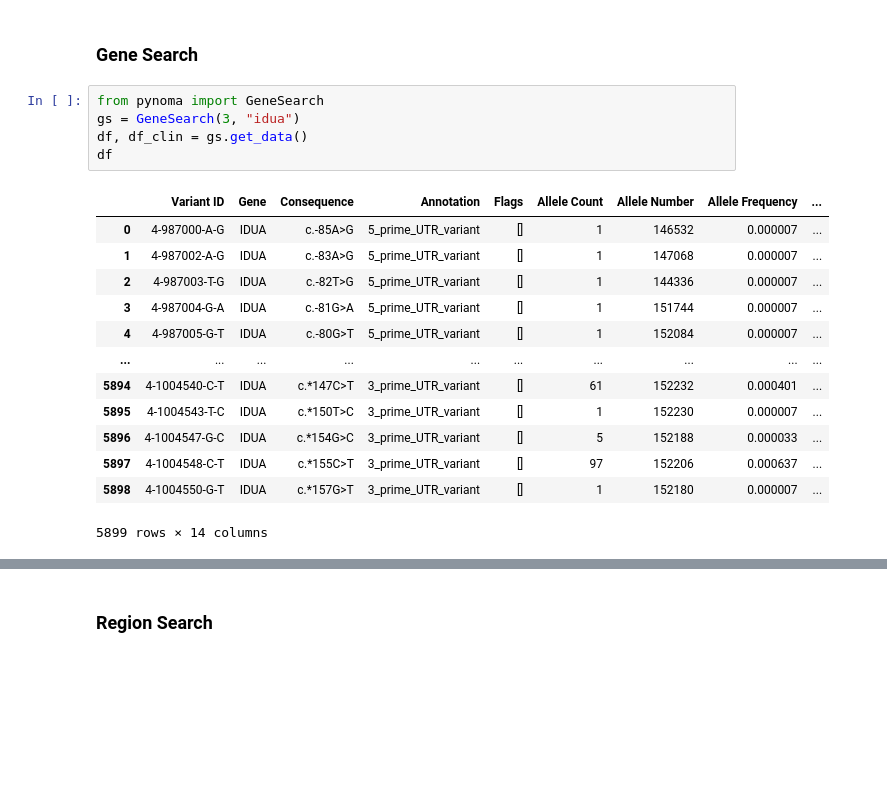
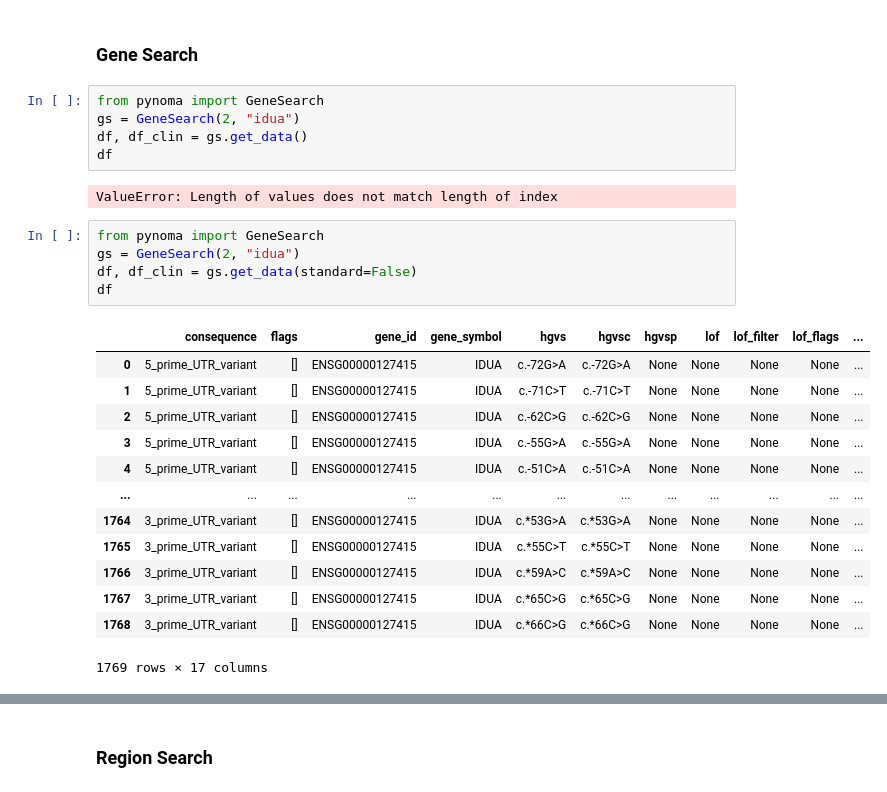
Before and after one commit to bioinfo-hcpa/pynoma, a Jupyter notebook: notebooks/tests.ipynb, the cells around one changed output, grey strips where cells are left out. Cells and saved outputs as stored; diff of their text form; blank space fills up the shorter version.

```diff
--- a/notebooks/tests.ipynb
+++ b/notebooks/tests.ipynb
@@ -2,23 +2,30 @@
 ### Gene Search
 # %%
 from pynoma import GeneSearch
-gs = GeneSearch(3, "idua")
+gs = GeneSearch(2, "idua")
 df, df_clin = gs.get_data()
 df
 # %% [output]
-|  | Variant ID | Gene | Consequence | Annotation | Flags | Allele Count | Allele Number | Allele Frequency | ... |
-| 0 | 4-987000-A-G | IDUA | c.-85A>G | 5_prime_UTR_variant | [] | 1 | 146532 | 0.000007 | ... |
-| 1 | 4-987002-A-G | IDUA | c.-83A>G | 5_prime_UTR_variant | [] | 1 | 147068 | 0.000007 | ... |
-| 2 | 4-987003-T-G | IDUA | c.-82T>G | 5_prime_UTR_variant | [] | 1 | 144336 | 0.000007 | ... |
-| 3 | 4-987004-G-A | IDUA | c.-81G>A | 5_prime_UTR_variant | [] | 1 | 151744 | 0.000007 | ... |
-| 4 | 4-987005-G-T | IDUA | c.-80G>T | 5_prime_UTR_variant | [] | 1 | 152084 | 0.000007 | ... |
-| ... | ... | ... | ... | ... | ... | ... | ... | ... | ... |
-| 5894 | 4-1004540-C-T | IDUA | c.*147C>T | 3_prime_UTR_variant | [] | 61 | 152232 | 0.000401 | ... |
-| 5895 | 4-1004543-T-C | IDUA | c.*150T>C | 3_prime_UTR_variant | [] | 1 | 152230 | 0.000007 | ... |
-| 5896 | 4-1004547-G-C | IDUA | c.*154G>C | 3_prime_UTR_variant | [] | 5 | 152188 | 0.000033 | ... |
-| 5897 | 4-1004548-C-T | IDUA | c.*155C>T | 3_prime_UTR_variant | [] | 97 | 152206 | 0.000637 | ... |
-| 5898 | 4-1004550-G-T | IDUA | c.*157G>T | 3_prime_UTR_variant | [] | 1 | 152180 | 0.000007 | ... |
-5899 rows × 14 columns
+ValueError: Length of values does not match length of index
+# %%
+from pynoma import GeneSearch
+gs = GeneSearch(2, "idua")
+df, df_clin = gs.get_data(standard=False)
+df
+# %% [output]
+|  | consequence | flags | gene_id | gene_symbol | hgvs | hgvsc | hgvsp | lof | lof_filter | lof_flags | ... |
+| 0 | 5_prime_UTR_variant | [] | ENSG00000127415 | IDUA | c.-72G>A | c.-72G>A | None | None | None | None | ... |
+| 1 | 5_prime_UTR_variant | [] | ENSG00000127415 | IDUA | c.-71C>T | c.-71C>T | None | None | None | None | ... |
+| 2 | 5_prime_UTR_variant | [] | ENSG00000127415 | IDUA | c.-62C>G | c.-62C>G | None | None | None | None | ... |
+| 3 | 5_prime_UTR_variant | [] | ENSG00000127415 | IDUA | c.-55G>A | c.-55G>A | None | None | None | None | ... |
+| 4 | 5_prime_UTR_variant | [] | ENSG00000127415 | IDUA | c.-51C>A | c.-51C>A | None | None | None | None | ... |
+| ... | ... | ... | ... | ... | ... | ... | ... | ... | ... | ... | ... |
+| 1764 | 3_prime_UTR_variant | [] | ENSG00000127415 | IDUA | c.*53G>A | c.*53G>A | None | None | None | None | ... |
+| 1765 | 3_prime_UTR_variant | [] | ENSG00000127415 | IDUA | c.*55C>T | c.*55C>T | None | None | None | None | ... |
+| 1766 | 3_prime_UTR_variant | [] | ENSG00000127415 | IDUA | c.*59A>C | c.*59A>C | None | None | None | None | ... |
+| 1767 | 3_prime_UTR_variant | [] | ENSG00000127415 | IDUA | c.*65C>G | c.*65C>G | None | None | None | None | ... |
+| 1768 | 3_prime_UTR_variant | [] | ENSG00000127415 | IDUA | c.*66C>G | c.*66C>G | None | None | None | None | ... |
+1769 rows × 17 columns
 # %%
 df_clin
 # %% [output]
```
Also changed, not shown: parts of 2 cells of this notebook, 3 other files.
